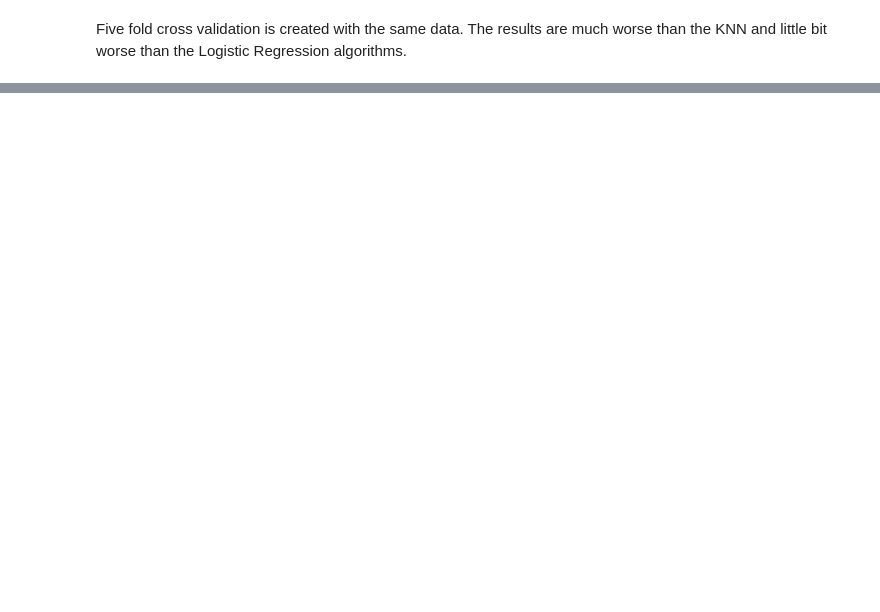
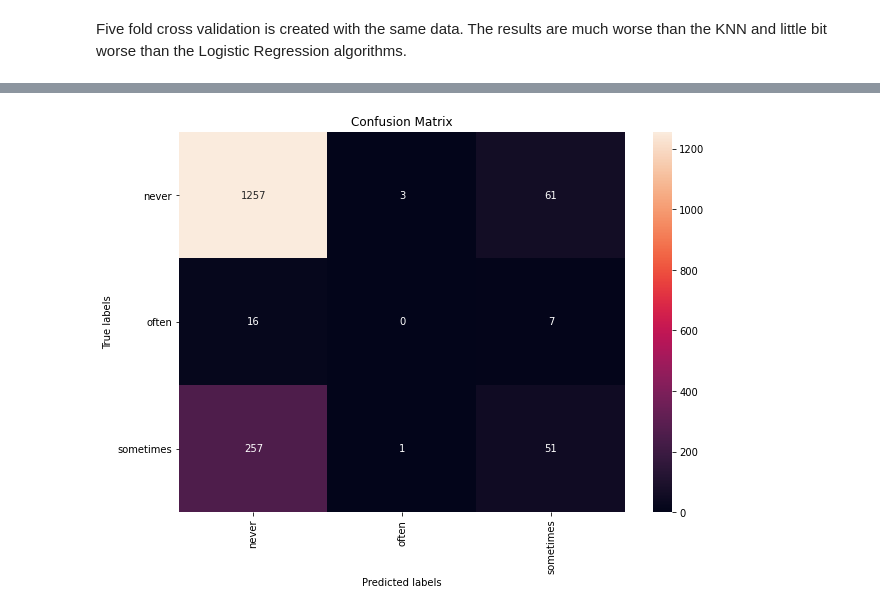
Before and after one commit to ClaudioLutz/okcupid-date-a-scientist-portfolio-project, a Jupyter notebook: date-a-scientist.ipynb, the cells around one changed output, grey strips where cells are left out. Saved outputs shown, nothing was run; the diff lists cells and outputs as text; code cells hidden in the pictures; blank space fills up the shorter version.

```diff
--- a/date-a-scientist.ipynb
+++ b/date-a-scientist.ipynb
@@ -332,0 +365,3 @@ Baseline: 73.36% (1.34%)
+# %%
+knn_predictionsVal = knn_model.predict(X_val)
+print(classification_report(Y_val, knn_predictionsVal))
@@ -332,0 +378,20 @@ Baseline: 73.36% (1.34%)
+# %%
+final_cm = confusion_matrix(Y_val, knn_predictionsVal)
+knn_labels = knn_model.classes_
+
+plt.figure(figsize=(10,7))
+
+ax= plt.subplot()
+sns.heatmap(final_cm, annot=True, ax = ax, fmt="d");
+
+# labels, title and ticks
+ax.set_xlabel('Predicted labels');
+ax.set_ylabel('True labels');
+ax.set_title('Confusion Matrix');
+ax.yaxis.set_tick_params(rotation=360)
+ax.xaxis.set_tick_params(rotation=90)
+
+ax.xaxis.set_ticklabels(knn_labels);
+ax.yaxis.set_ticklabels(knn_labels);
+# %% [output]
+[figure, added]
```
Also changed, not shown: parts of 28 cells of this notebook.
